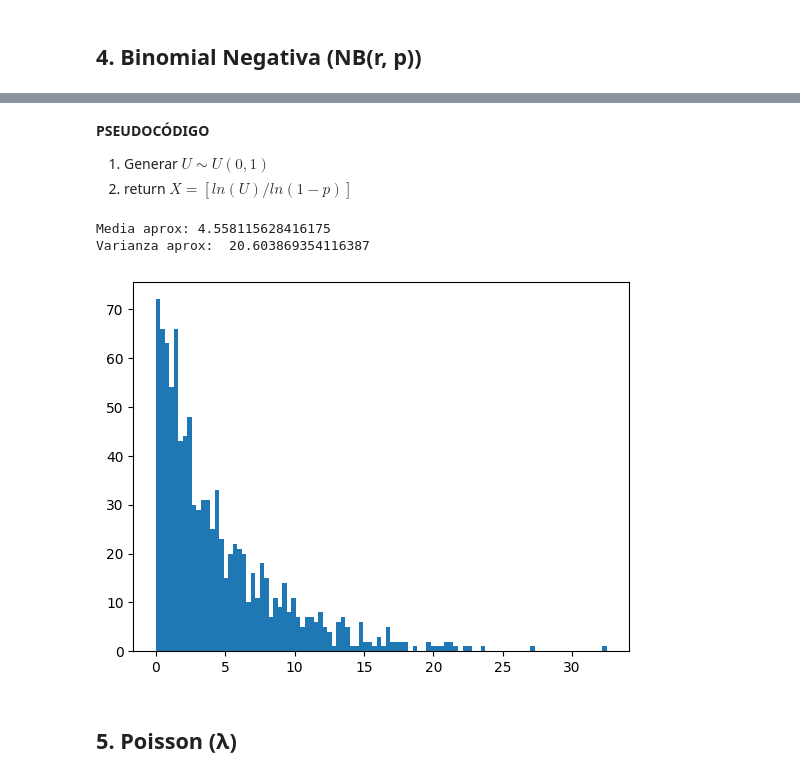
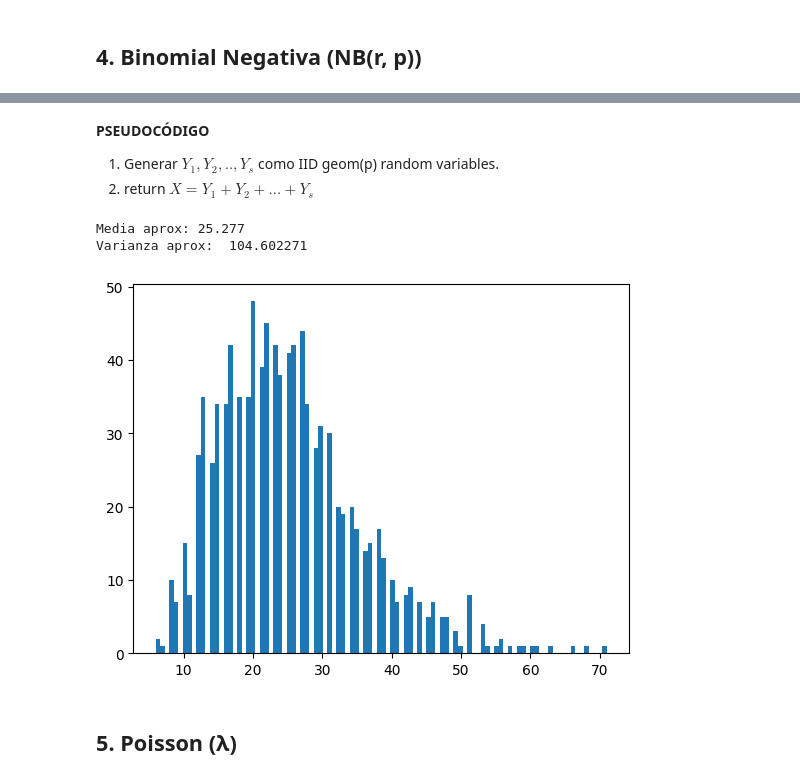
Before and after one commit to manuel1729/Simulaci-n-1, a Jupyter notebook: Catálogo_de_distribuciones.ipynb, the cells around one changed output, grey strips where cells are left out. Cells and saved outputs as stored; diff of their text form; code cells hidden in the pictures.

```diff
--- a/Catálogo_de_distribuciones.ipynb
+++ b/Catálogo_de_distribuciones.ipynb
@@ -1287,35 +1310,31 @@ $F(x)=
   \sigma = \sqrt{\frac{s(1-p)}{p^2}}
   $
 ---
-# %% [markdown]
-**PSEUDOCÓDIGO**
-
-1. Generar $U\sim U(0,1)$
-2. return $X=[ln(U)/ln(1-p)]$
+# %% [markdown]
+**PSEUDOCÓDIGO**
+
+1. Generar $Y_1,Y_2,..,Y_s$ como IID geom(p) random variables.
+2. return $X=Y_1+Y_2+...+Y_s$
 # %%
-#librerias
 import random as rd
 import numpy as np
 import matplotlib.pyplot as plt
 
-#Experimento para repetir la prueba n veces
-#y agregar a lista
-def binomial_negativa(n, p):
-    l = []
+def binomial_negativa(n, s, p):
+    b = []
     for i in range(n):
-        R = rd.uniform(0, 1)
-        l.append(np.log(R)/np.log(1-p))
-    return l
+        R=np.random.geometric(p, s)
+        b.append(np.sum(R))
+    return b
 
-#Graficar histograma,sacamos media y varianza
-exp=binomial_negativa(1000,0.2)
+exp=binomial_negativa(1000,5,0.2)
 plt.hist(exp, bins=100)
 print("Media aprox:",np.mean(exp))
 print("Varianza aprox: ",np.var(exp))
 # %% [output]
-Media aprox: 4.558115628416175
-Varianza aprox:  20.603869354116387
+Media aprox: 25.277
+Varianza aprox:  104.602271
-[figure, old version]
+[figure, new version]
 # %% [markdown]
 ## 5. Poisson (λ)
 # %% [markdown]
```
Also changed, not shown: parts of 3 cells of this notebook.
